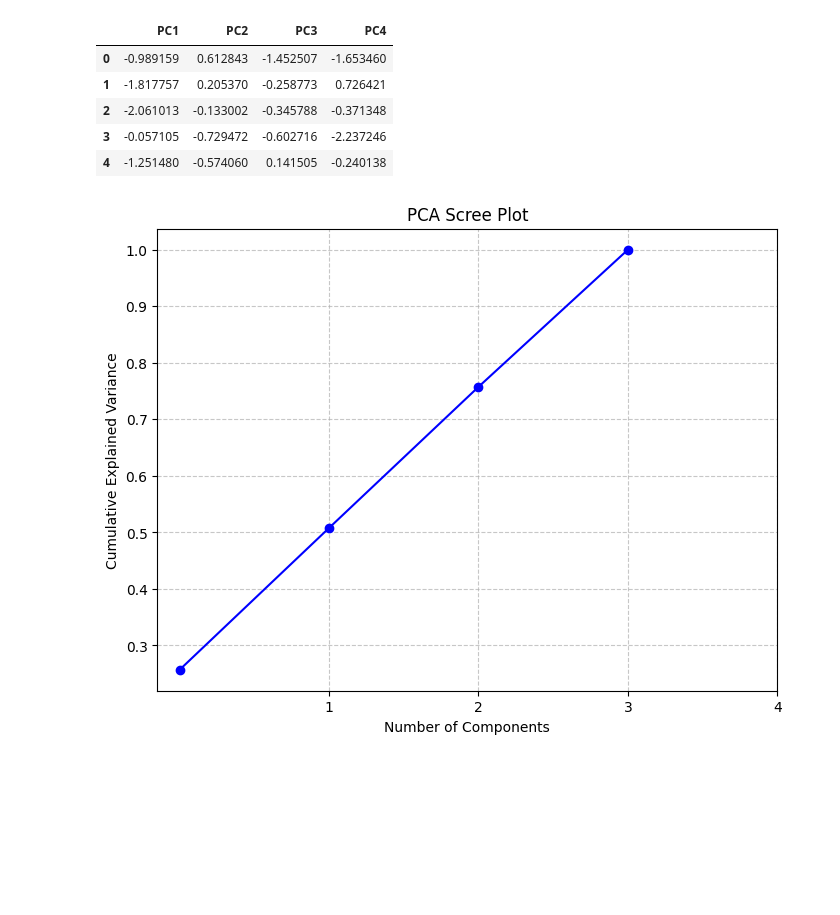
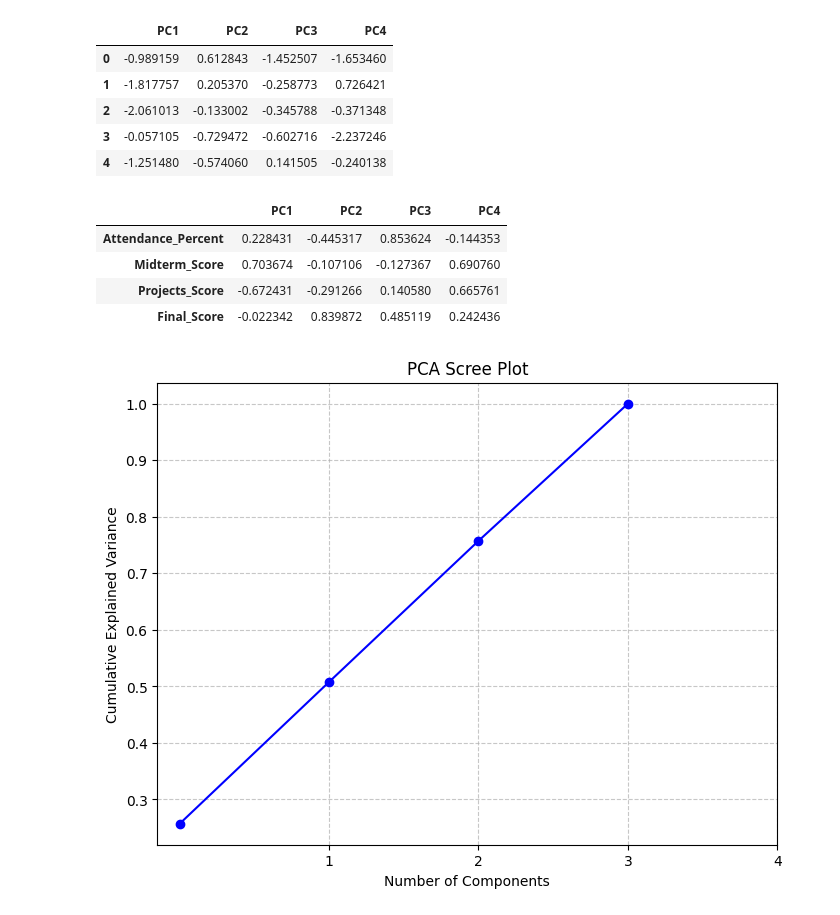
Before and after one commit to seasid3/programming-for-data-analytics-project, a Jupyter notebook: student_outcomes.ipynb, the cells around one changed output. Saved outputs shown, nothing was run; the diff lists cells and outputs as text; code cells hidden in the pictures; blank space fills up the shorter version.

Commit message:
Finalised ipynb

```diff
--- a/student_outcomes.ipynb
+++ b/student_outcomes.ipynb
@@ -415,4 +431,24 @@ pca_df.head()
 | 2 | -2.061013 | -0.133002 | -0.345788 | -0.371348 |
 | 3 | -0.057105 | -0.729472 | -0.602716 | -2.237246 |
 | 4 | -1.251480 | -0.574060 | 0.141505 | -0.240138 |
+# %%
+# Display loadings to define which variables define each principal component
+loadings = pd.DataFrame(
+    pca.components_.T,
+    index=[
+        "Attendance_Percent",
+        "Midterm_Score",
+        "Projects_Score",
+        "Final_Score"
+    ],
+    columns=[f"PC{i+1}" for i in range(pca.components_.shape[0])]
+)
+
+loadings
+# %% [output]
+|  | PC1 | PC2 | PC3 | PC4 |
+| Attendance_Percent | 0.228431 | -0.445317 | 0.853624 | -0.144353 |
+| Midterm_Score | 0.703674 | -0.107106 | -0.127367 | 0.690760 |
+| Projects_Score | -0.672431 | -0.291266 | 0.140580 | 0.665761 |
+| Final_Score | -0.022342 | 0.839872 | 0.485119 | 0.242436 |
 # %%
```
Also changed, not shown: parts of 28 cells of this notebook, 2 other files.
